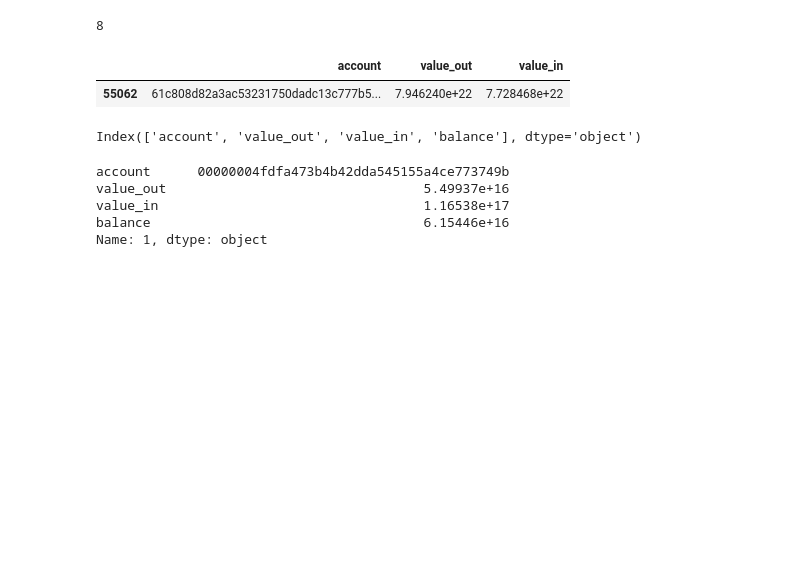
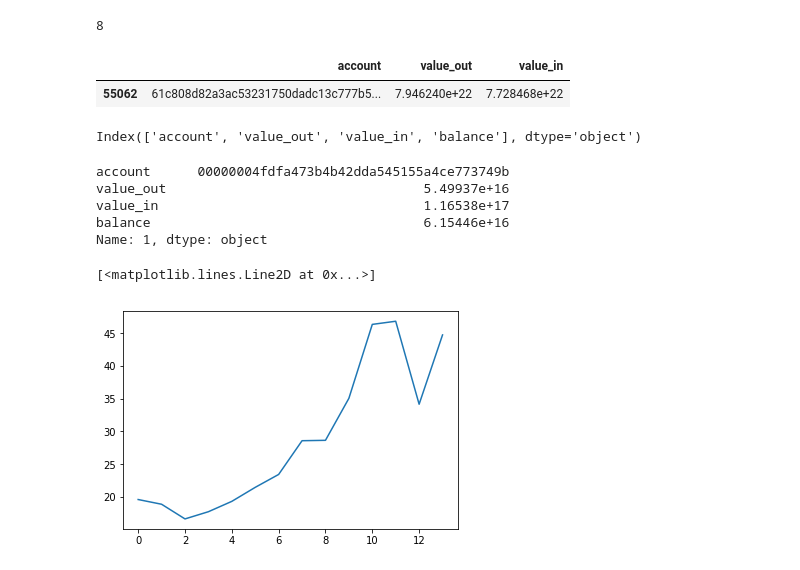
Before and after one commit to Sandipan99/Ethereum, a Jupyter notebook: EthereumExternalEffects.ipynb, the cells around one changed output. Drawn from its saved outputs; the diff is of its cells as text; code cells hidden in the pictures; blank space fills up the shorter version.

```diff
--- a/EthereumExternalEffects.ipynb
+++ b/EthereumExternalEffects.ipynb
@@ -716,0 +702,6 @@ def create_graph_2(df):
+# %%
+import matplotlib.pyplot as plt
+plt.plot(all_series[index[3]])
+# %% [output]
+[<matplotlib.lines.Line2D at 0x...>]
+[figure, added]
```
Also changed, not shown: parts of 13 cells of this notebook.
